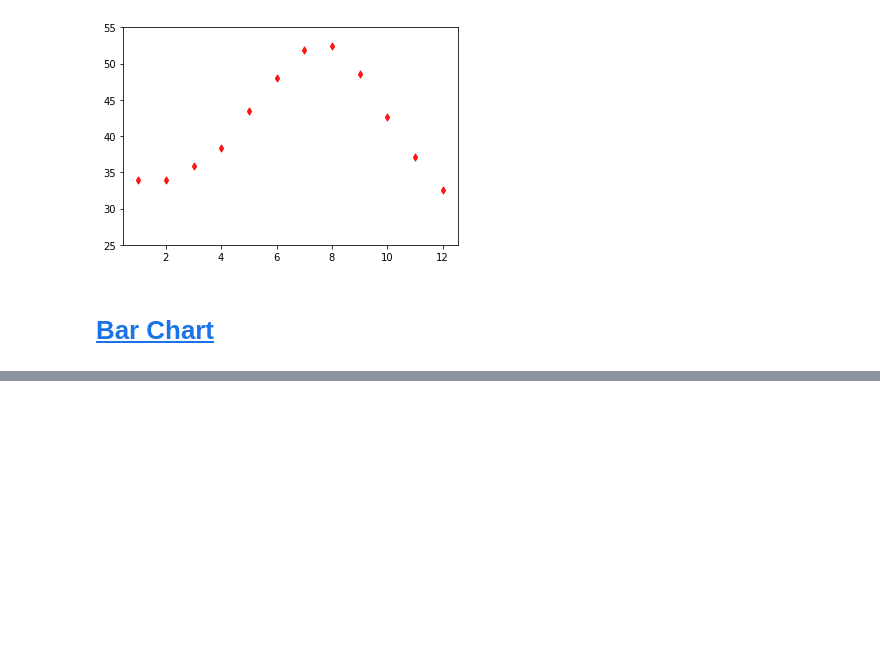
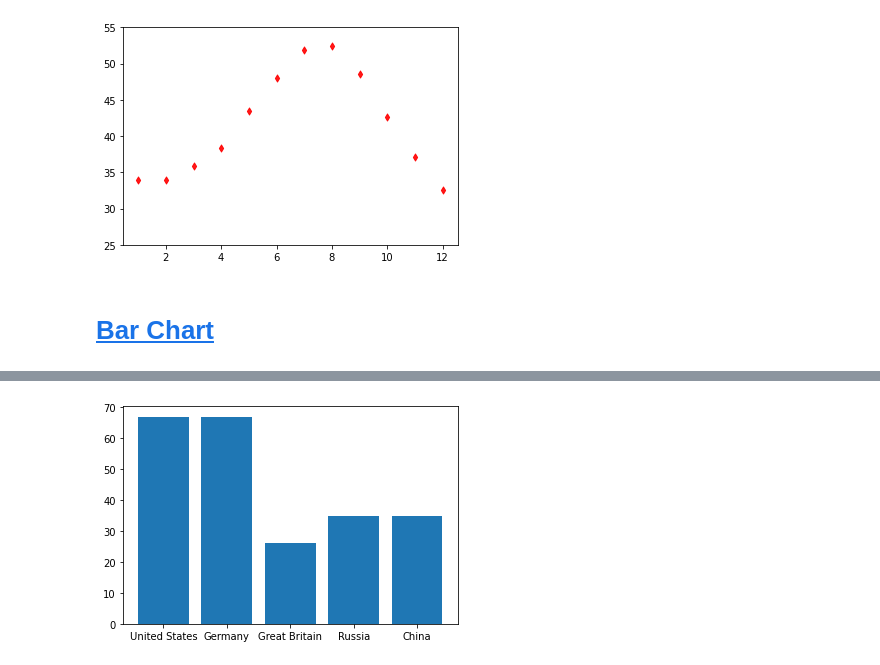
Before and after one commit to adambria1309/KurapikaZoldyck, a Jupyter notebook: Data Visualization/Introduction to Matplotlib.ipynb, the cells around one changed output, grey strips where cells are left out. Cells and saved outputs as stored; diff of their text form; code cells hidden in the pictures; blank space fills up the shorter version.

```diff
--- a/Data Visualization/Introduction to Matplotlib.ipynb
+++ b/Data Visualization/Introduction to Matplotlib.ipynb
@@ -116,0 +132,5 @@ plt.show()
+# %%
+import pandas as pd
+
+medals = pd.read_csv('/content/medals.csv')
+medals.head()
@@ -116,0 +144,13 @@ plt.show()
+# %%
+cntry = medals['Unnamed: 0'][:5]
+bronze = medals['Bronze'][:5]
+gold = medals['Gold'][:5]
+silver = medals['Silver'][:5]
+# %%
+import matplotlib.pyplot as plt
+
+fig,ax = plt.subplots()
+ax.bar(cntry,bronze)
+plt.show()
+# %% [output]
+[figure, added]
```
Also changed, not shown: parts of 6 cells of this notebook.
